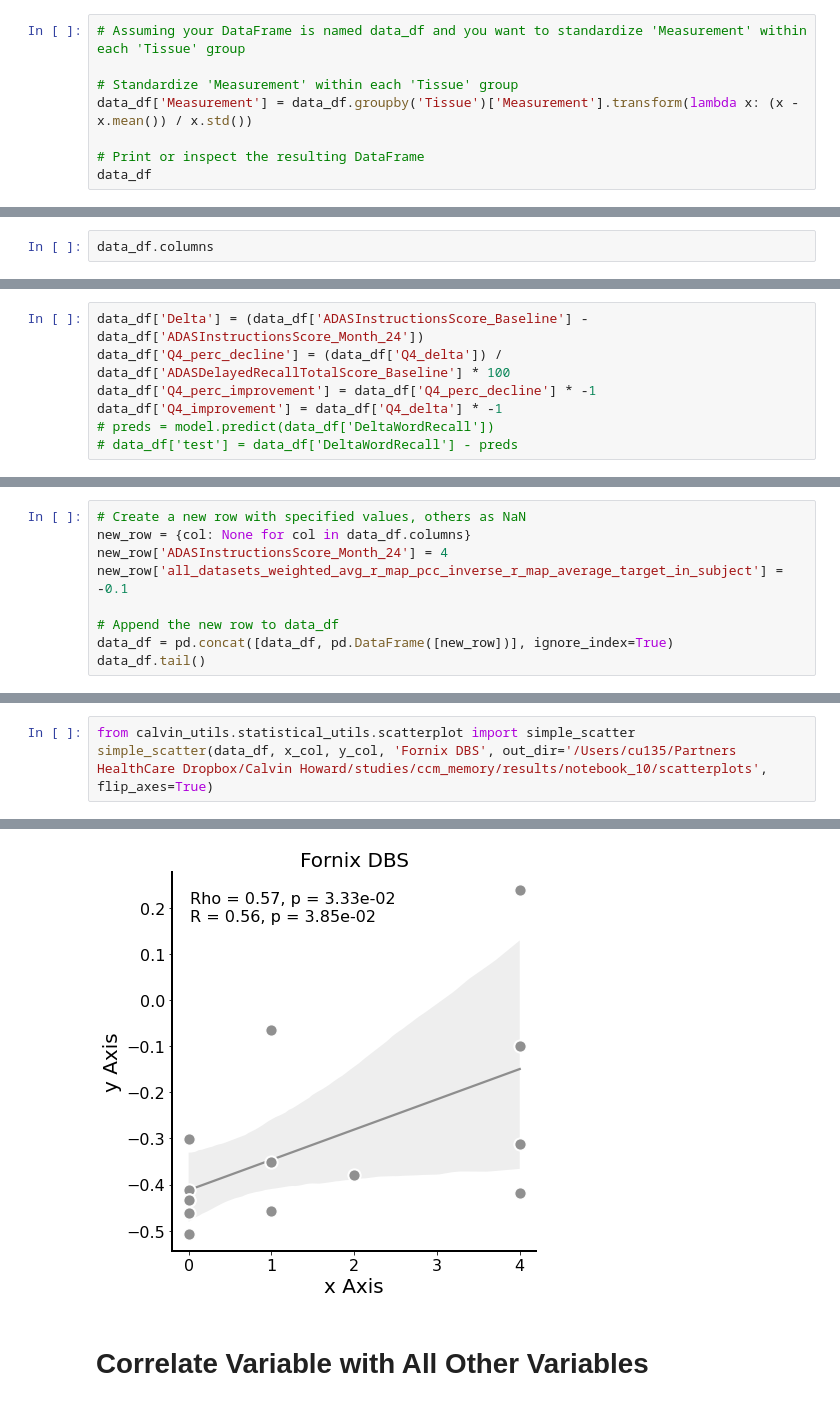
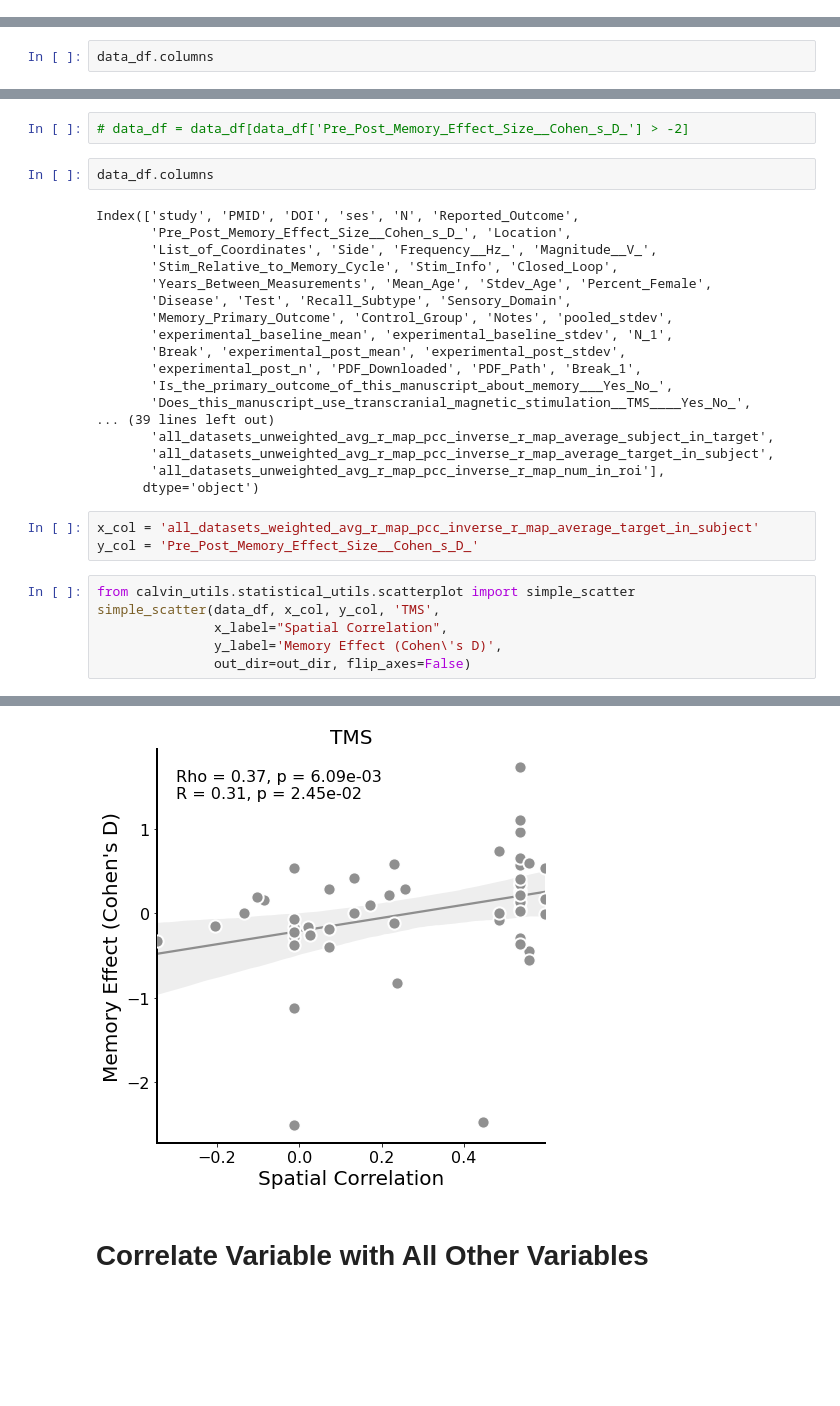
Before and after one commit to Calvinwhow/calvin_utils_project, a Jupyter notebook: notebooks/statistical_notebooks/correlations/simple_correlation.ipynb, the cells around one changed output, grey strips where cells are left out. Drawn from its saved outputs; the diff is of its cells as text; blank space fills up the shorter version.

```diff
--- a/notebooks/statistical_notebooks/correlations/simple_correlation.ipynb
+++ b/notebooks/statistical_notebooks/correlations/simple_correlation.ipynb
@@ -105,11 +120,3 @@ Standardize Columns by Specific Category Groups
-# %%
-# Assuming your DataFrame is named data_df and you want to standardize 'Measurement' within each 'Tissue' group
-
-# Standardize 'Measurement' within each 'Tissue' group
-data_df['Measurement'] = data_df.groupby('Tissue')['Measurement'].transform(lambda x: (x - x.mean()) / x.std())
-
-# Print or inspect the resulting DataFrame
-data_df
 # %% [markdown]
 # 02 - Perform Basic Correlation
 # %%
@@ -132,7 +123,0 @@ import pandas as pd
-# %%
-data_df['Delta'] = (data_df['ADASInstructionsScore_Baseline'] - data_df['ADASInstructionsScore_Month_24'])
-data_df['Q4_perc_decline'] = (data_df['Q4_delta']) / data_df['ADASDelayedRecallTotalScore_Baseline'] * 100
-data_df['Q4_perc_improvement'] = data_df['Q4_perc_decline'] * -1
-data_df['Q4_improvement'] = data_df['Q4_delta'] * -1
-# preds = model.predict(data_df['DeltaWordRecall'])
-# data_df['test'] = data_df['DeltaWordRecall'] - preds
@@ -163,9 +123,0 @@ y_col = 'ADASInstructionsScore_Month_24'
-# %%
-# Create a new row with specified values, others as NaN
-new_row = {col: None for col in data_df.columns}
-new_row['ADASInstructionsScore_Month_24'] = 4
-new_row['all_datasets_weighted_avg_r_map_pcc_inverse_r_map_average_target_in_subject'] = -0.1
-
-# Append the new row to data_df
-data_df = pd.concat([data_df, pd.DataFrame([new_row])], ignore_index=True)
-data_df.tail()
@@ -180,8 +204,36 @@ data_df.tail()
+# %%
+# data_df = data_df[data_df['Pre_Post_Memory_Effect_Size__Cohen_s_D_'] > -2]
+# %%
+data_df.columns
+# %% [output]
+Index(['study', 'PMID', 'DOI', 'ses', 'N', 'Reported_Outcome',
+       'Pre_Post_Memory_Effect_Size__Cohen_s_D_', 'Location',
+       'List_of_Coordinates', 'Side', 'Frequency__Hz_', 'Magnitude__V_',
+       'Stim_Relative_to_Memory_Cycle', 'Stim_Info', 'Closed_Loop',
+       'Years_Between_Measurements', 'Mean_Age', 'Stdev_Age', 'Percent_Female',
+       'Disease', 'Test', 'Recall_Subtype', 'Sensory_Domain',
+       'Memory_Primary_Outcome', 'Control_Group', 'Notes', 'pooled_stdev',
+       'experimental_baseline_mean', 'experimental_baseline_stdev', 'N_1',
+       'Break', 'experimental_post_mean', 'experimental_post_stdev',
+       'experimental_post_n', 'PDF_Downloaded', 'PDF_Path', 'Break_1',
+       'Is_the_primary_outcome_of_this_manuscript_about_memory___Yes_No_',
+       'Does_this_manuscript_use_transcranial_magnetic_stimulation__TMS____Yes_No_',
+... (39 lines left out)
+       'all_datasets_unweighted_avg_r_map_pcc_inverse_r_map_average_subject_in_target',
+       'all_datasets_unweighted_avg_r_map_pcc_inverse_r_map_average_target_in_subject',
+       'all_datasets_unweighted_avg_r_map_pcc_inverse_r_map_num_in_roi'],
+      dtype='object')
+# %%
+x_col = 'all_datasets_weighted_avg_r_map_pcc_inverse_r_map_average_target_in_subject'
+y_col = 'Pre_Post_Memory_Effect_Size__Cohen_s_D_'
 # %%
 from calvin_utils.statistical_utils.scatterplot import simple_scatter
-simple_scatter(data_df, x_col, y_col, 'Fornix DBS', out_dir='/Users/cu135/Partners HealthCare Dropbox/Calvin Howard/studies/ccm_memory/results/notebook_10/scatterplots', flip_axes=True)
+simple_scatter(data_df, x_col, y_col, 'TMS',
+               x_label="Spatial Correlation",
+               y_label='Memory Effect (Cohen\'s D)',
+               out_dir=out_dir, flip_axes=False)
 # %% [output]
 <Figure size 432x432 with 0 Axes>
-[figure, old version]
+[figure, new version]
 # %% [markdown]
 # Correlate Variable with All Other Variables
```
Also changed, not shown: parts of 23 cells of this notebook, 18 other files.
